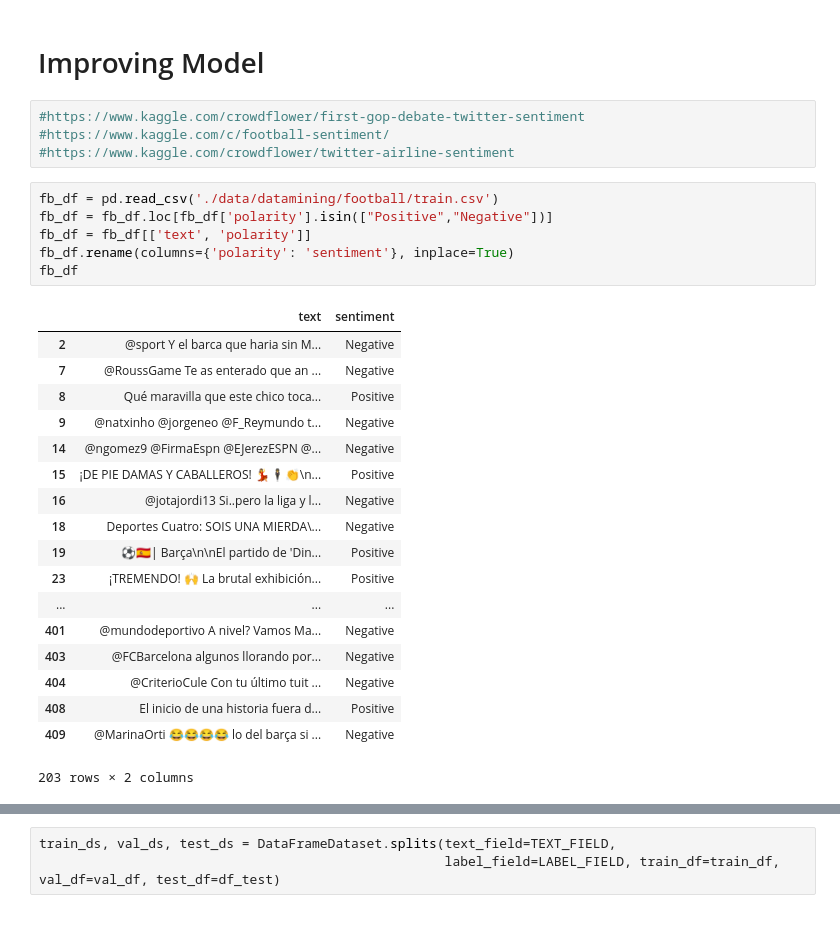
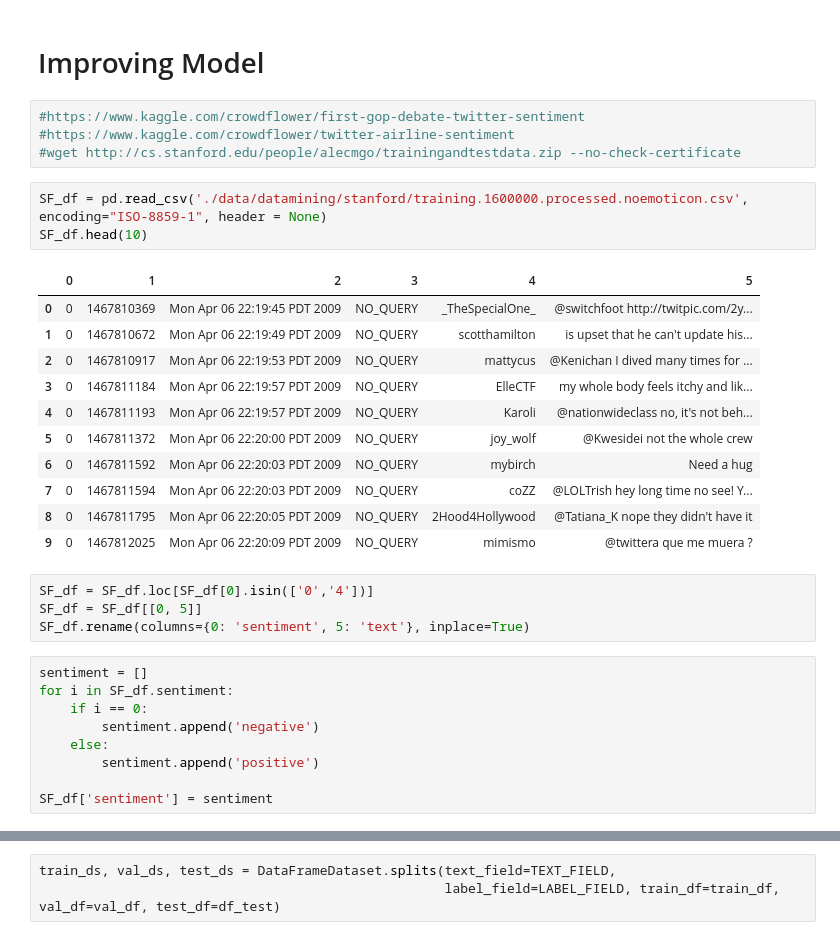
Before and after one commit to ngoduyvu/FastAI_Vu, a Jupyter notebook: Assignment 2.ipynb, the cells around one changed output, grey strips where cells are left out. Drawn from its saved outputs; the diff is of its cells as text.

```diff
--- a/Assignment 2.ipynb
+++ b/Assignment 2.ipynb
@@ -311,30 +311,33 @@ Successfully installed style-1.1.0 update-0.0.1
 # Improving Model
 # %%
 #https://www.kaggle.com/crowdflower/first-gop-debate-twitter-sentiment
-#https://www.kaggle.com/c/football-sentiment/
 #https://www.kaggle.com/crowdflower/twitter-airline-sentiment
+#wget http://cs.stanford.edu/people/alecmgo/trainingandtestdata.zip --no-check-certificate
-# %%
-fb_df = pd.read_csv('./data/datamining/football/train.csv')
-fb_df = fb_df.loc[fb_df['polarity'].isin(["Positive","Negative"])]
-fb_df = fb_df[['text', 'polarity']]
-fb_df.rename(columns={'polarity': 'sentiment'}, inplace=True)
-fb_df
-# %% [output]
-|  | text | sentiment |
-| 2 | @sport Y el barca que haria sin M... | Negative |
-| 7 | @RoussGame Te as enterado que an ... | Negative |
-| 8 | Qué maravilla que este chico toca... | Positive |
-| 9 | @natxinho @jorgeneo @F_Reymundo t... | Negative |
-| 14 | @ngomez9 @FirmaEspn @EJerezESPN @... | Negative |
-| 15 | ¡DE PIE DAMAS Y CABALLEROS! 💃🕴👏\n... | Positive |
-| 16 | @jotajordi13 Si..pero la liga y l... | Negative |
-| 18 | Deportes Cuatro: SOIS UNA MIERDA\... | Negative |
-| 19 | ⚽️🇪🇸| Barça\n\nEl partido de 'Din... | Positive |
-| 23 | ¡TREMENDO! 🙌 La brutal exhibición... | Positive |
-| ... | ... | ... |
-| 401 | @mundodeportivo A nivel? Vamos Ma... | Negative |
-| 403 | @FCBarcelona algunos llorando por... | Negative |
-| 404 | @CriterioCule Con tu último tuit ... | Negative |
-| 408 | El inicio de una historia fuera d... | Positive |
-| 409 | @MarinaOrti 😂😂😂😂 lo del barça si ... | Negative |
-203 rows × 2 columns
+# %%
+SF_df = pd.read_csv('./data/datamining/stanford/training.1600000.processed.noemoticon.csv', encoding="ISO-8859-1", header = None)
+SF_df.head(10)
+# %% [output]
+|  | 0 | 1 | 2 | 3 | 4 | 5 |
+| 0 | 0 | 1467810369 | Mon Apr 06 22:19:45 PDT 2009 | NO_QUERY | _TheSpecialOne_ | @switchfoot http://twitpic.com/2y... |
+| 1 | 0 | 1467810672 | Mon Apr 06 22:19:49 PDT 2009 | NO_QUERY | scotthamilton | is upset that he can't update his... |
+| 2 | 0 | 1467810917 | Mon Apr 06 22:19:53 PDT 2009 | NO_QUERY | mattycus | @Kenichan I dived many times for ... |
+| 3 | 0 | 1467811184 | Mon Apr 06 22:19:57 PDT 2009 | NO_QUERY | ElleCTF | my whole body feels itchy and lik... |
+| 4 | 0 | 1467811193 | Mon Apr 06 22:19:57 PDT 2009 | NO_QUERY | Karoli | @nationwideclass no, it's not beh... |
+| 5 | 0 | 1467811372 | Mon Apr 06 22:20:00 PDT 2009 | NO_QUERY | joy_wolf | @Kwesidei not the whole crew |
+| 6 | 0 | 1467811592 | Mon Apr 06 22:20:03 PDT 2009 | NO_QUERY | mybirch | Need a hug |
+| 7 | 0 | 1467811594 | Mon Apr 06 22:20:03 PDT 2009 | NO_QUERY | coZZ | @LOLTrish hey long time no see! Y... |
+| 8 | 0 | 1467811795 | Mon Apr 06 22:20:05 PDT 2009 | NO_QUERY | 2Hood4Hollywood | @Tatiana_K nope they didn't have it |
+| 9 | 0 | 1467812025 | Mon Apr 06 22:20:09 PDT 2009 | NO_QUERY | mimismo | @twittera que me muera ? |
+# %%
+SF_df = SF_df.loc[SF_df[0].isin(['0','4'])]
+SF_df = SF_df[[0, 5]]
+SF_df.rename(columns={0: 'sentiment', 5: 'text'}, inplace=True)
+# %%
+sentiment = []
+for i in SF_df.sentiment:
+    if i == 0:
+        sentiment.append('negative')
+    else:
+        sentiment.append('positive')
+
+SF_df['sentiment'] = sentiment
```
Also changed, not shown: parts of 20 cells of this notebook.
